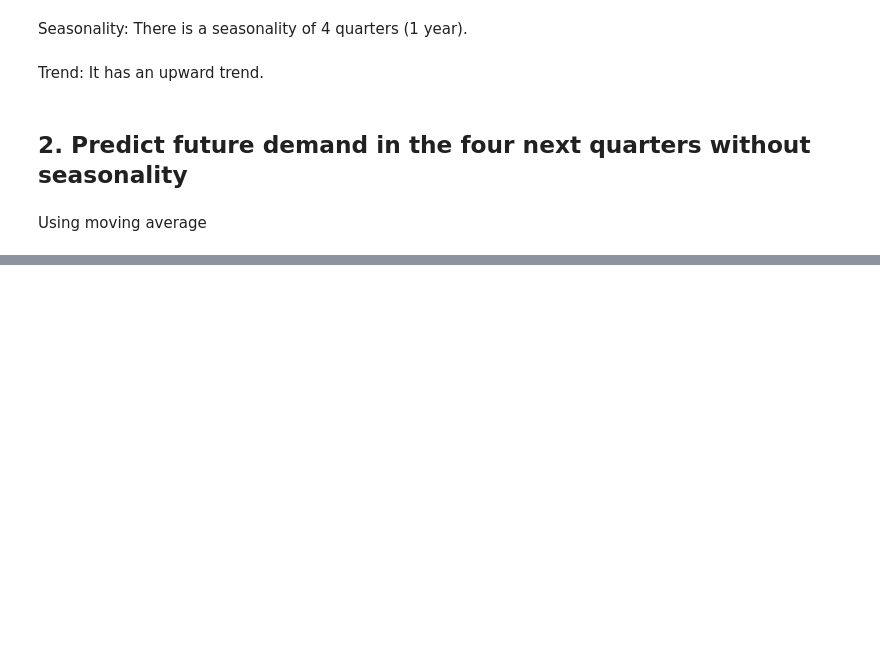
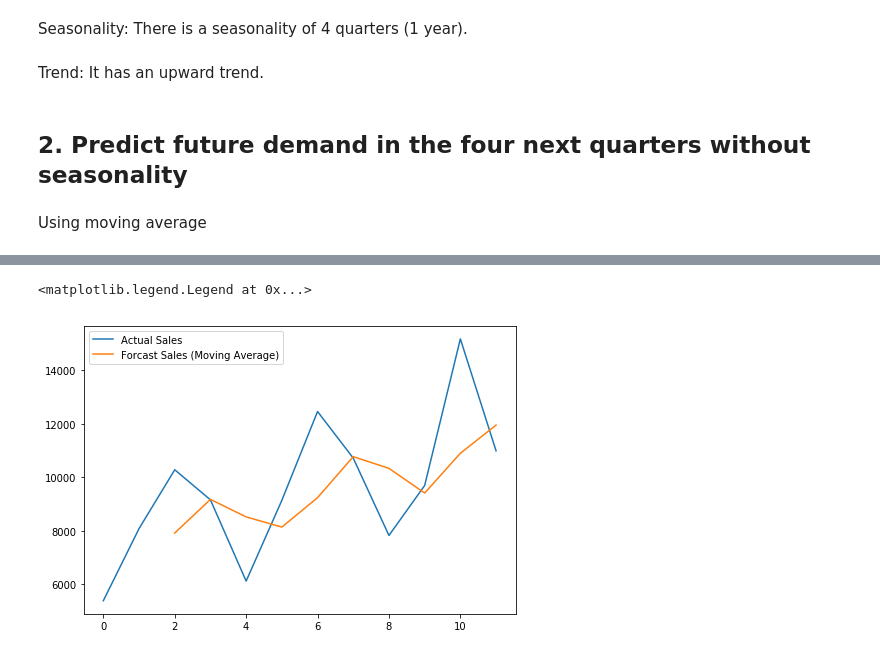
Before and after one commit to stevenDutton/Data-Analytics, a Jupyter notebook: Lab6/Lab6.ipynb, the cells around one changed output, grey strips where cells are left out. Cells and saved outputs as stored; diff of their text form; code cells hidden in the pictures; blank space fills up the shorter version.

```diff
--- a/Lab6/Lab6.ipynb
+++ b/Lab6/Lab6.ipynb
@@ -37,3 +37,6 @@ Trend: It has an upward trend.
 ## 2. Predict future demand in the four next quarters without seasonality
 # %% [markdown]
 Using moving average
+# %%
+df['MA'] = df['Sales'].rolling(window=3).mean()
+df
@@ -39,0 +57,11 @@ Using moving average
+# %%
+fig = plt.figure()
+
+ax = fig.add_axes([0,0,1,1])
+
+ax.plot(df['Sales'], label="Actual Sales")
+ax.plot(df['MA'], label="Forcast Sales (Moving Average)")
+ax.legend()
+# %% [output]
+<matplotlib.legend.Legend at 0x...>
+[figure, added]
```
Also changed, not shown: parts of 1 cell of this notebook.
